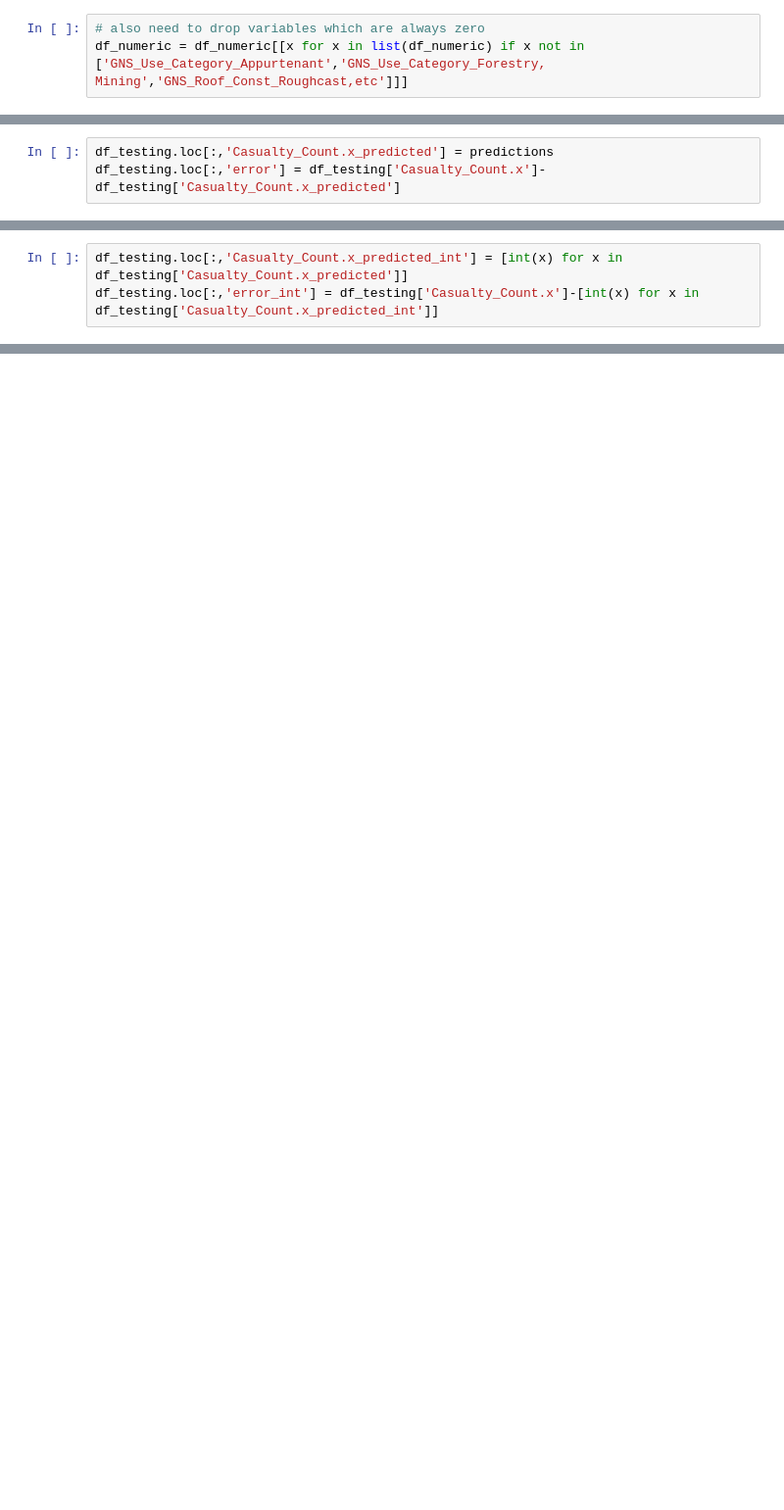
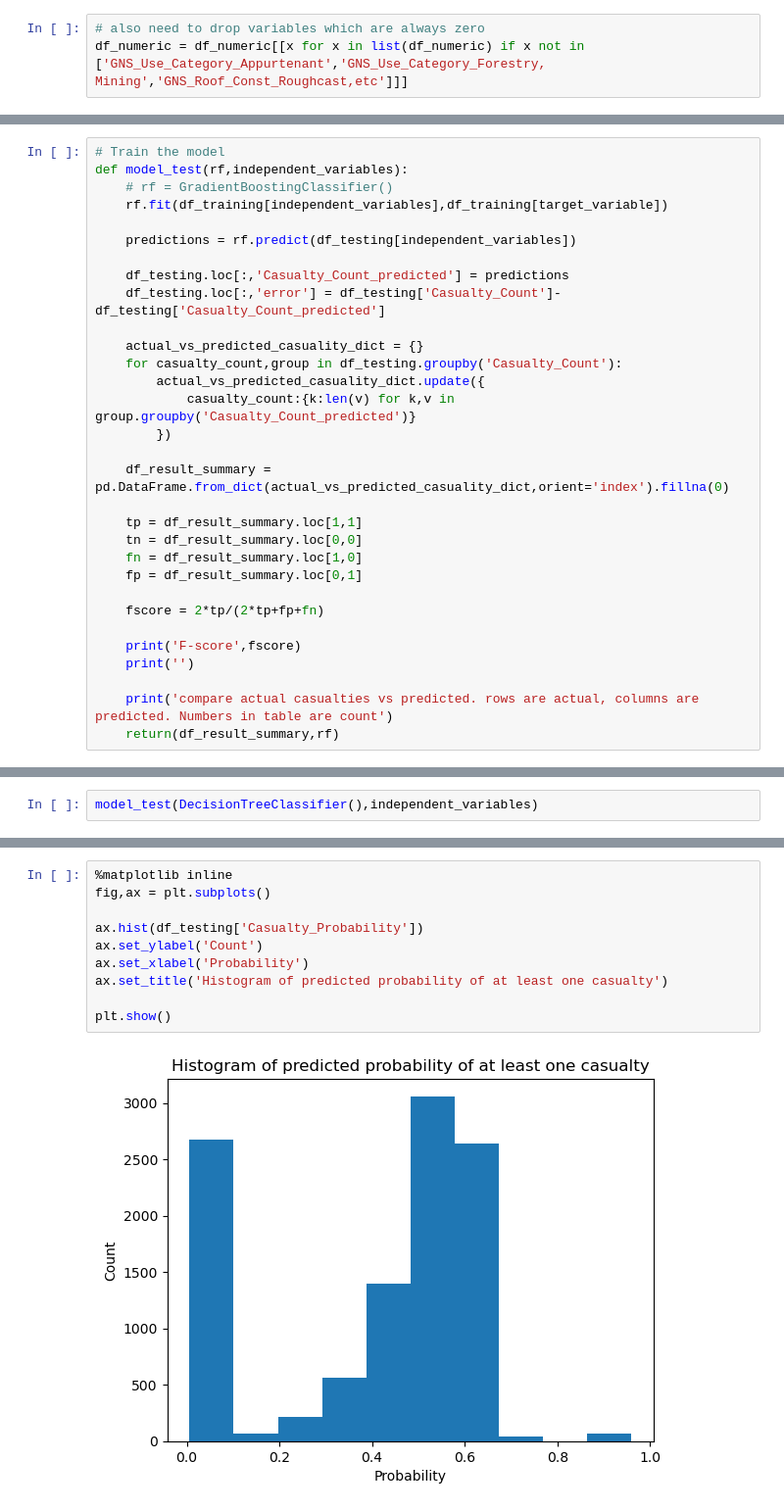
Before and after one commit to Shannon-Bengtson/FENZ_analysis, a Jupyter notebook: regressor_tests.ipynb, the cells around one changed output, grey strips where cells are left out. Shown at 98% size. Drawn from its saved outputs; the diff is of its cells as text; blank space fills up the shorter version.

```diff
--- a/regressor_tests.ipynb
+++ b/regressor_tests.ipynb
@@ -190,3 +282,31 @@ predictions = rf.predict(df_testing[independent_variables])
 # %%
-df_testing.loc[:,'Casualty_Count.x_predicted'] = predictions
-df_testing.loc[:,'error'] = df_testing['Casualty_Count.x']-df_testing['Casualty_Count.x_predicted']
+# Train the model
+def model_test(rf,independent_variables):
+    # rf = GradientBoostingClassifier()
+    rf.fit(df_training[independent_variables],df_training[target_variable])
+
+    predictions = rf.predict(df_testing[independent_variables])
+
+    df_testing.loc[:,'Casualty_Count_predicted'] = predictions
+    df_testing.loc[:,'error'] = df_testing['Casualty_Count']-df_testing['Casualty_Count_predicted']
+
+    actual_vs_predicted_casuality_dict = {}
+    for casualty_count,group in df_testing.groupby('Casualty_Count'):
+        actual_vs_predicted_casuality_dict.update({
+            casualty_count:{k:len(v) for k,v in group.groupby('Casualty_Count_predicted')}
+        })
+
+    df_result_summary = pd.DataFrame.from_dict(actual_vs_predicted_casuality_dict,orient='index').fillna(0)
+
+    tp = df_result_summary.loc[1,1]
+    tn = df_result_summary.loc[0,0]
+    fn = df_result_summary.loc[1,0]
+    fp = df_result_summary.loc[0,1]
+
+    fscore = 2*tp/(2*tp+fp+fn)
+
+    print('F-score',fscore)
+    print('')
+
+    print('compare actual casualties vs predicted. rows are actual, columns are predicted. Numbers in table are count')
+    return(df_result_summary,rf)
@@ -199,3 +313,2 @@ See the caveats in the documentation: https://pandas.pydata.org/pandas-docs/stab
 # %%
-df_testing.loc[:,'Casualty_Count.x_predicted_int'] = [int(x) for x in df_testing['Casualty_Count.x_predicted']]
-df_testing.loc[:,'error_int'] = df_testing['Casualty_Count.x']-[int(x) for x in df_testing['Casualty_Count.x_predicted_int']]
+model_test(DecisionTreeClassifier(),independent_variables)
@@ -226,0 +720,12 @@ fscore
+# %%
+%matplotlib inline
+fig,ax = plt.subplots()
+
+ax.hist(df_testing['Casualty_Probability'])
+ax.set_ylabel('Count')
+ax.set_xlabel('Probability')
+ax.set_title('Histogram of predicted probability of at least one casualty')
+
+plt.show()
+# %% [output]
+[figure, added]
```
Also changed, not shown: parts of 108 cells of this notebook, 2 other files.
